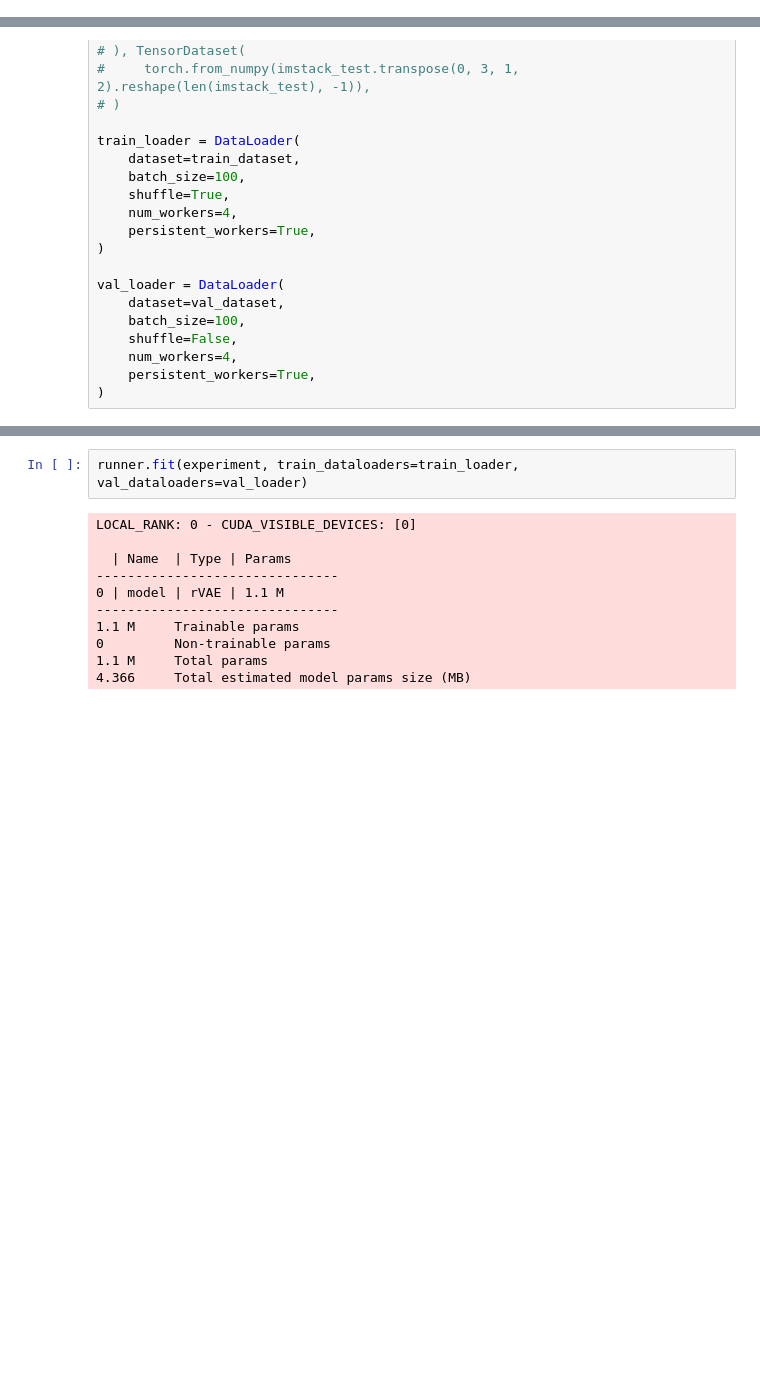
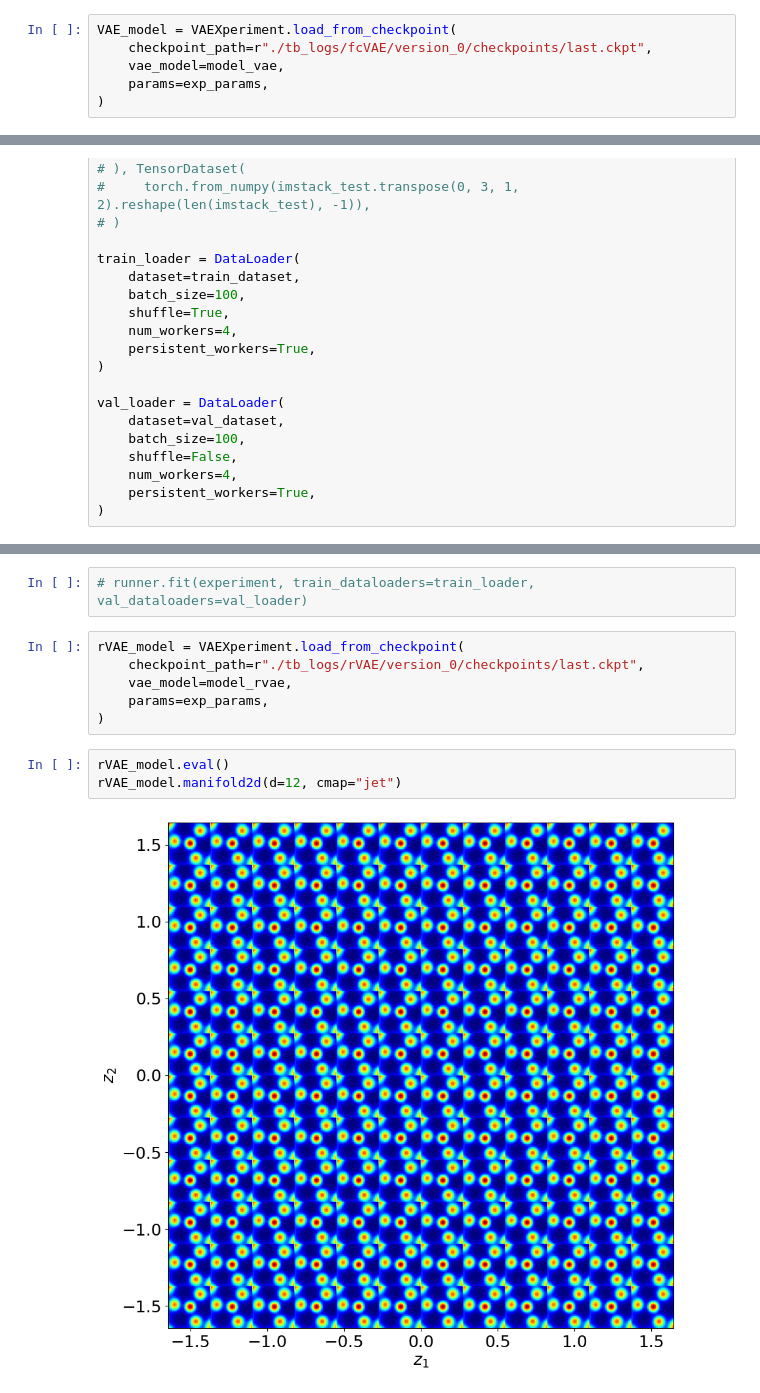
Before and after one commit to ikkihou/rVAE-Paper-Repro, a Jupyter notebook: rVAE_chemTransform.ipynb, the cells around one changed output, grey strips where cells are left out. Cells and saved outputs as stored; diff of their text form; blank space fills up the shorter version.

```diff
--- a/rVAE_chemTransform.ipynb
+++ b/rVAE_chemTransform.ipynb
@@ -327,0 +310,6 @@ LOCAL_RANK: 0 - CUDA_VISIBLE_DEVICES: [0]
+# %%
+VAE_model = VAEXperiment.load_from_checkpoint(
+    checkpoint_path=r"./tb_logs/fcVAE/version_0/checkpoints/last.ckpt",
+    vae_model=model_vae,
+    params=exp_params,
+)
@@ -407,13 +402,13 @@ HPU available: False, using: 0 HPUs
 # %%
-runner.fit(experiment, train_dataloaders=train_loader, val_dataloaders=val_loader)
+# runner.fit(experiment, train_dataloaders=train_loader, val_dataloaders=val_loader)
-# %% [output]
-LOCAL_RANK: 0 - CUDA_VISIBLE_DEVICES: [0]
-
-  | Name  | Type | Params
--------------------------------
-0 | model | rVAE | 1.1 M
--------------------------------
-1.1 M     Trainable params
-0         Non-trainable params
-1.1 M     Total params
-4.366     Total estimated model params size (MB)
+# %%
+rVAE_model = VAEXperiment.load_from_checkpoint(
+    checkpoint_path=r"./tb_logs/rVAE/version_0/checkpoints/last.ckpt",
+    vae_model=model_rvae,
+    params=exp_params,
+)
+# %%
+rVAE_model.eval()
+rVAE_model.manifold2d(d=12, cmap="jet")
+# %% [output]
+[figure, added]
```
Also changed, not shown: parts of 5 cells of this notebook, 5 other files.
